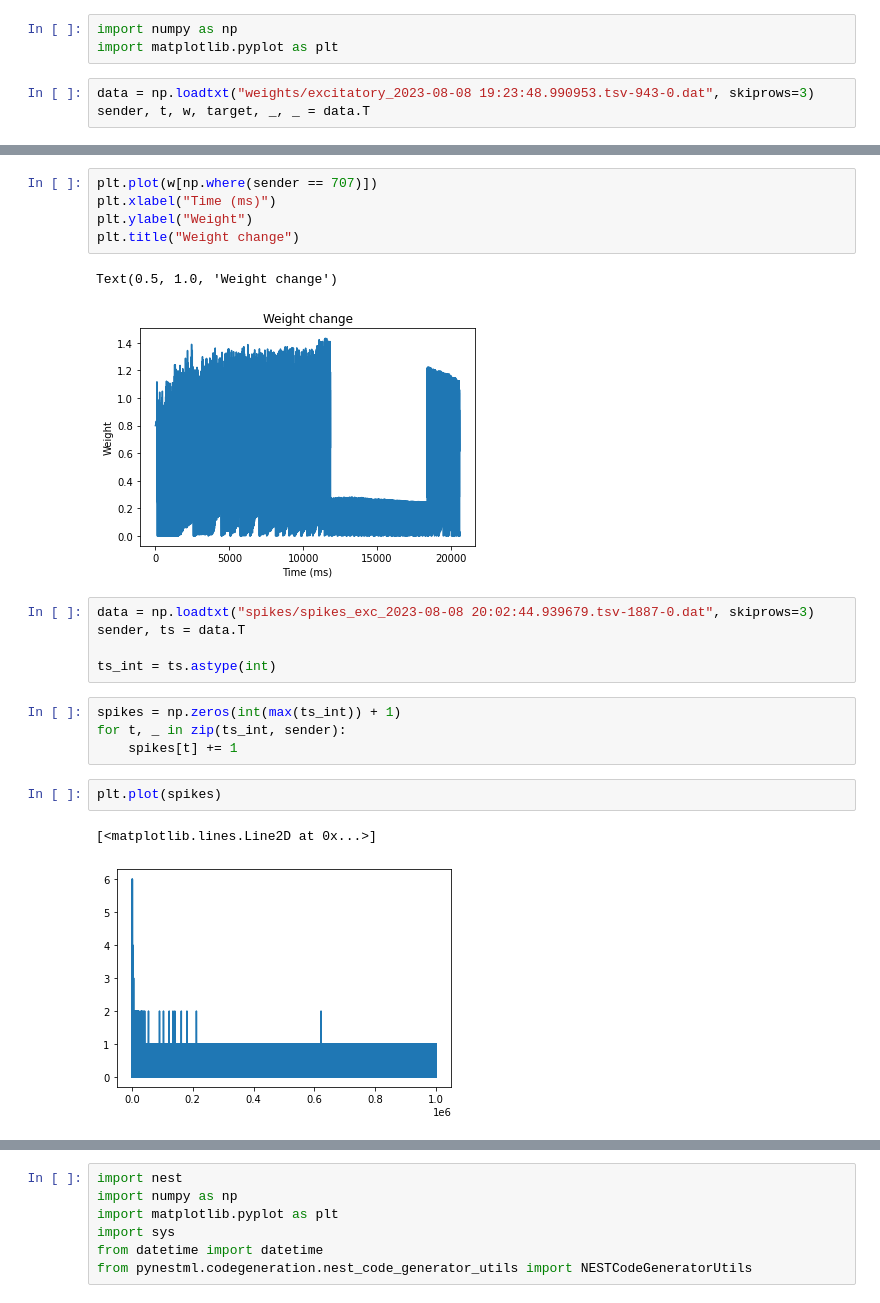
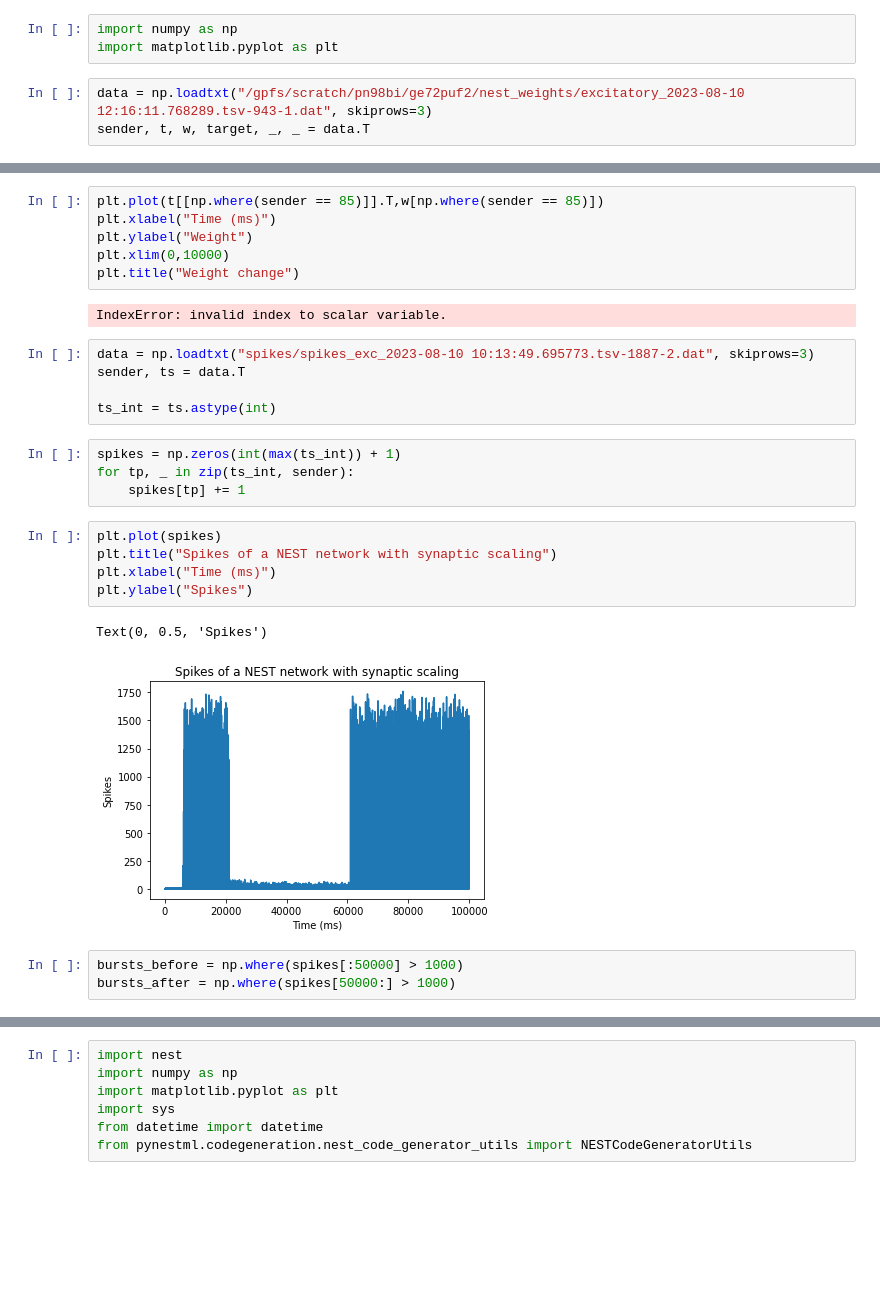
Before and after one commit to stefanches7/structfun, a Jupyter notebook: nest-plasticity-example.ipynb, the cells around one changed output, grey strips where cells are left out. Saved outputs shown, nothing was run; the diff lists cells and outputs as text; blank space fills up the shorter version.

```diff
--- a/nest-plasticity-example.ipynb
+++ b/nest-plasticity-example.ipynb
@@ -4,5 +4,5 @@
 import numpy as np
 import matplotlib.pyplot as plt
 # %%
-data = np.loadtxt("weights/excitatory_2023-08-08 19:23:48.990953.tsv-943-0.dat", skiprows=3)
+data = np.loadtxt("/gpfs/scratch/pn98bi/ge72puf2/nest_weights/excitatory_2023-08-10 12:16:11.768289.tsv-943-1.dat", skiprows=3)
 sender, t, w, target, _, _ = data.T
@@ -29,22 +31,28 @@ array([  1.,   2.,   3.,   4.,   5.,   6.,   7.,   8.,   9.,  10.,  11.,
 # %%
-plt.plot(w[np.where(sender == 707)])
+plt.plot(t[[np.where(sender == 85)]].T,w[np.where(sender == 85)])
 plt.xlabel("Time (ms)")
 plt.ylabel("Weight")
+plt.xlim(0,10000)
 plt.title("Weight change")
 # %% [output]
-Text(0.5, 1.0, 'Weight change')
+IndexError: invalid index to scalar variable.
-[figure, removed]
 # %%
-data = np.loadtxt("spikes/spikes_exc_2023-08-08 20:02:44.939679.tsv-1887-0.dat", skiprows=3)
+data = np.loadtxt("spikes/spikes_exc_2023-08-10 10:13:49.695773.tsv-1887-2.dat", skiprows=3)
 sender, ts = data.T
 
 ts_int = ts.astype(int)
 # %%
 spikes = np.zeros(int(max(ts_int)) + 1)
-for t, _ in zip(ts_int, sender):
-    spikes[t] += 1
+for tp, _ in zip(ts_int, sender):
+    spikes[tp] += 1
 # %%
 plt.plot(spikes)
+plt.title("Spikes of a NEST network with synaptic scaling")
+plt.xlabel("Time (ms)")
+plt.ylabel("Spikes")
 # %% [output]
-[<matplotlib.lines.Line2D at 0x...>]
+Text(0, 0.5, 'Spikes')
-[figure, old version]
+[figure, new version]
+# %%
+bursts_before = np.where(spikes[:50000] > 1000)
+bursts_after = np.where(spikes[50000:] > 1000)
```
Also changed, not shown: parts of 42 cells of this notebook, 1 other file.
